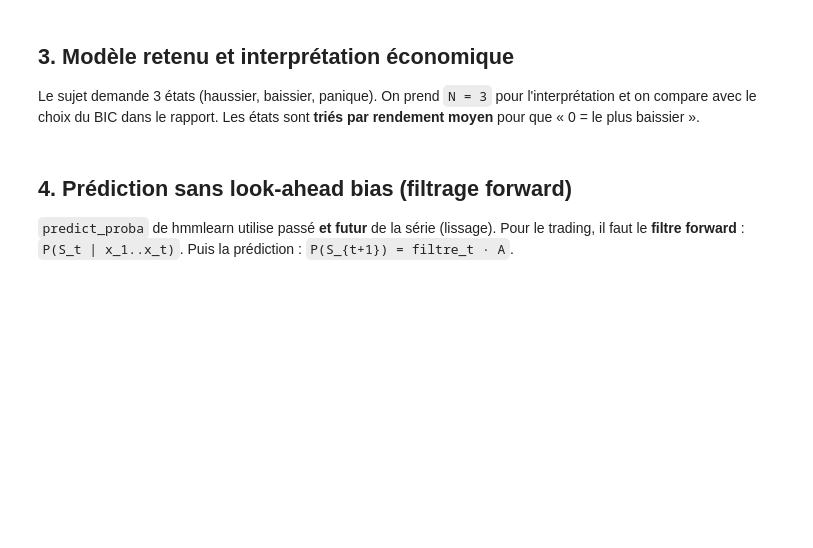
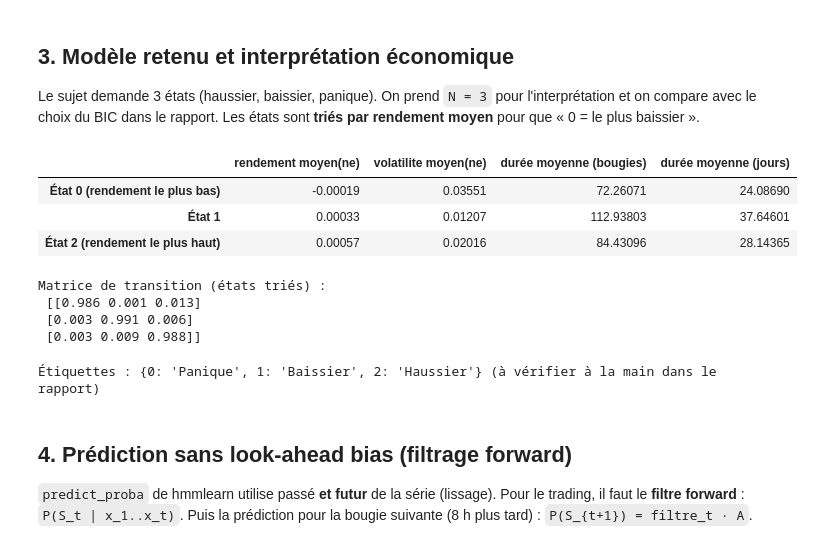
Before and after one commit to soulaimagarroury-sudo/projet-math-finance, a Jupyter notebook: notebooks/03_hmm_rendements.ipynb, the cells around one changed output. Cells and saved outputs as stored; diff of their text form; code cells hidden in the pictures; blank space fills up the shorter version.

```diff
--- a/notebooks/03_hmm_rendements.ipynb
+++ b/notebooks/03_hmm_rendements.ipynb
@@ -18,14 +17,13 @@ ModuleNotFoundError: No module named 'hmmlearn'
 # %%
-df = pd.read_csv(FICHIER, index_col=0, parse_dates=True).sort_index()
-df["rendement"]  = np.log(df["Close"] / df["Close"].shift(1))
-df["volatilite"] = df["rendement"].rolling(FENETRE).std()
-df = df.dropna()
+X_train_df = pd.read_csv(f"{DOSSIER}_X_train.csv", index_col=0, parse_dates=True)
+X_test_df  = pd.read_csv(f"{DOSSIER}_X_test.csv",  index_col=0, parse_dates=True)
+feat       = pd.read_csv(f"{DOSSIER}_features.csv", index_col=0, parse_dates=True)
+scaler     = joblib.load(f"{DOSSIER}_scaler.joblib")
 
-colonnes = ["rendement", "volatilite"]
-coupure  = int(len(df) * 0.7)                       # 70 % train / 30 % test, dans l'ordre du temps
-train, test = df.iloc[:coupure], df.iloc[coupure:]
-
-scaler  = StandardScaler().fit(train[colonnes])     # fit UNIQUEMENT sur le train
-X_train = scaler.transform(train[colonnes])
-X_test  = scaler.transform(test[colonnes])
-print(f"{len(df)} lignes | train : {train.index[0].date()} -> {train.index[-1].date()} ({len(train)}) | test : {test.index[0].date()} -> {test.index[-1].date()} ({len(test)})")
+colonnes = list(X_train_df.columns)
+assert colonnes == list(scaler.feature_names_in_) and {"rendement", "volatilite"} <= set(colonnes)
+X_train, X_test = X_train_df.values, X_test_df.values
+test = feat.loc[X_test_df.index]                     # prix et features brutes de la période de test
+print(f"Features : {colonnes}")
+print(f"train : {X_train_df.index[0]} -> {X_train_df.index[-1]} ({len(X_train)} lignes = {len(X_train) // PAR_JOUR} jours)")
+print(f"test  : {X_test_df.index[0]} -> {X_test_df.index[-1]} ({len(X_test)} lignes = {len(X_test) // PAR_JOUR} jours)")
@@ -61,31 +72,43 @@ Le sujet demande 3 états (haussier, baissier, panique). On prend `N = 3` pour l
 # %%
 N = 3
 model = modeles[N]
-ordre = np.argsort(model.means_[:, 0])               # tri par rendement moyen croissant
+i_rend, i_vol = colonnes.index("rendement"), colonnes.index("volatilite")
+ordre = np.argsort(model.means_[:, i_rend])          # tri par rendement moyen croissant
 mu_brut = scaler.inverse_transform(model.means_)[ordre]
 A = model.transmat_[np.ix_(ordre, ordre)]
 pi0 = model.startprob_[ordre]
 covs = model.covars_[ordre]; means = model.means_[ordre]
 
-resume = pd.DataFrame(mu_brut, columns=["rendement moyen / bougie", "volatilité moyenne"])
+resume = pd.DataFrame(mu_brut, columns=[f"{c} moyen(ne)" for c in colonnes])
 resume["durée moyenne (bougies)"] = 1 / (1 - np.diag(A))
 resume["durée moyenne (jours)"]  = resume["durée moyenne (bougies)"] / PAR_JOUR
 resume.index = ["État 0 (rendement le plus bas)", "État 1", "État 2 (rendement le plus haut)"]
 display(resume.round(5))
 print("Matrice de transition (états triés) :\n", A.round(3))
+# %% [output]
+|  | rendement moyen(ne) | volatilite moyen(ne) | durée moyenne (bougies) | durée moyenne (jours) |
+| État 0 (rendement le plus bas) | -0.00019 | 0.03551 | 72.26071 | 24.08690 |
+| État 1 | 0.00033 | 0.01207 | 112.93803 | 37.64601 |
+| État 2 (rendement le plus haut) | 0.00057 | 0.02016 | 84.43096 | 28.14365 |
+Matrice de transition (états triés) :
+ [[0.986 0.001 0.013]
+ [0.003 0.991 0.006]
+ [0.003 0.009 0.988]]
 # %%
-# Étiquetage automatique : rendement le plus haut = Haussier ; volatilité la plus forte = Panique ; reste = Baissier
-vol = mu_brut[:, 1]
+# Étiquetage automatique : volatilité la plus forte = Panique ; parmi les 2 autres, rendement le plus haut = Haussier ; reste = Baissier
+vol = mu_brut[:, i_vol]
 etiquettes = {}
 etiquettes[int(np.argmax(vol))] = "Panique"
 reste = [i for i in range(3) if i not in etiquettes]
-etiquettes[reste[int(np.argmax(mu_brut[reste, 0]))]] = "Haussier"
+etiquettes[reste[int(np.argmax(mu_brut[reste, i_rend]))]] = "Haussier"
 etiquettes[[i for i in range(3) if i not in etiquettes][0]] = "Baissier"
 NOMS = [etiquettes[i] for i in range(3)]
 print("Étiquettes :", dict(enumerate(NOMS)), "(à vérifier à la main dans le rapport)")
+# %% [output]
+Étiquettes : {0: 'Panique', 1: 'Baissier', 2: 'Haussier'} (à vérifier à la main dans le rapport)
 # %% [markdown]
 ## 4. Prédiction **sans look-ahead bias** (filtrage forward)
-`predict_proba` de hmmlearn utilise passé **et futur** de la série (lissage). Pour le trading, il faut le **filtre forward** : `P(S_t | x_1..x_t)`. Puis la prédiction : `P(S_{t+1}) = filtre_t · A`.
+`predict_proba` de hmmlearn utilise passé **et futur** de la série (lissage). Pour le trading, il faut le **filtre forward** : `P(S_t | x_1..x_t)`. Puis la prédiction pour la bougie suivante (8 h plus tard) : `P(S_{t+1}) = filtre_t · A`.
 # %%
 def filtre_forward(X, pi0, A, means, covs):
     T, N = len(X), len(pi0)
```
Also changed, not shown: parts of 10 cells of this notebook, 44 other files.
